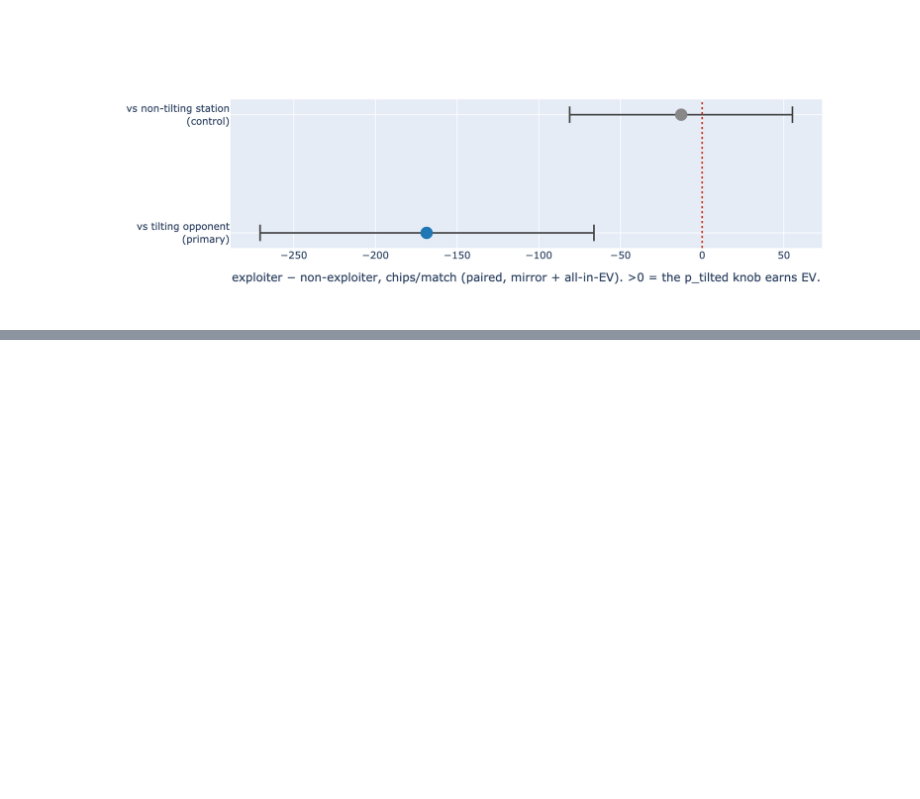
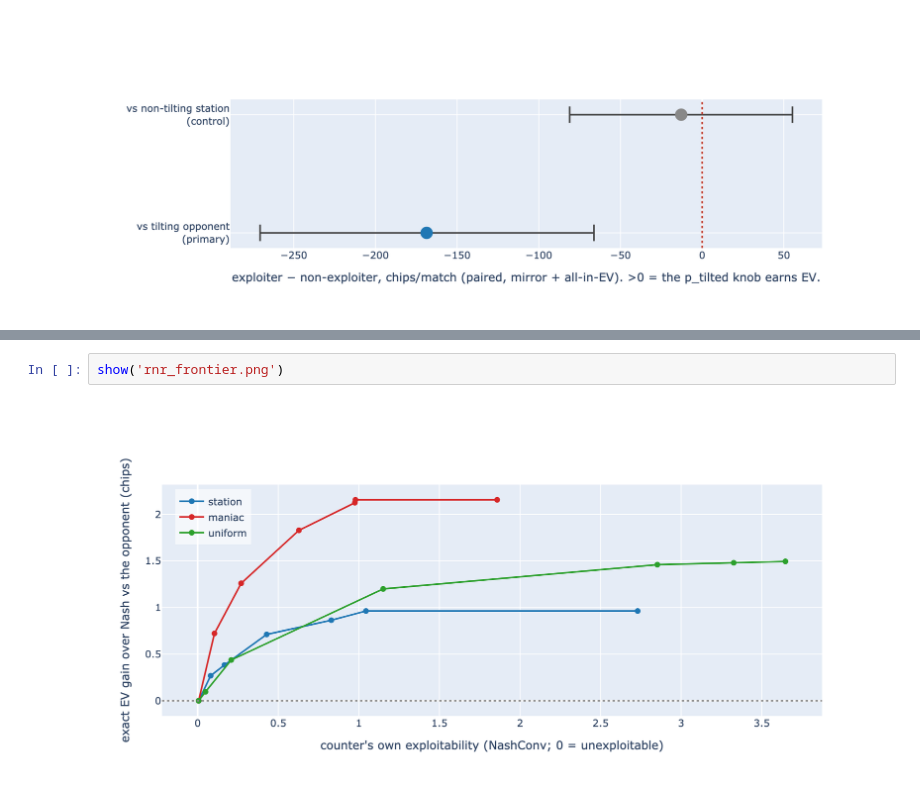
Before and after one commit to batuhanboztepe0/poker-simulation, a Jupyter notebook: notebooks/00_overview.ipynb, the cells around one changed output, grey strips where cells are left out. Drawn from its saved outputs; the diff is of its cells as text; blank space fills up the shorter version.

```diff
--- a/notebooks/00_overview.ipynb
+++ b/notebooks/00_overview.ipynb
@@ -75,3 +79,7 @@ show('exploitation.png')
+# %%
+show('rnr_frontier.png')
+# %% [output]
+[figure, added]
 # %% [markdown]
 ## What I built, and why it matters
 
```
Also changed, not shown: parts of 2 cells of this notebook, 9 other files.
